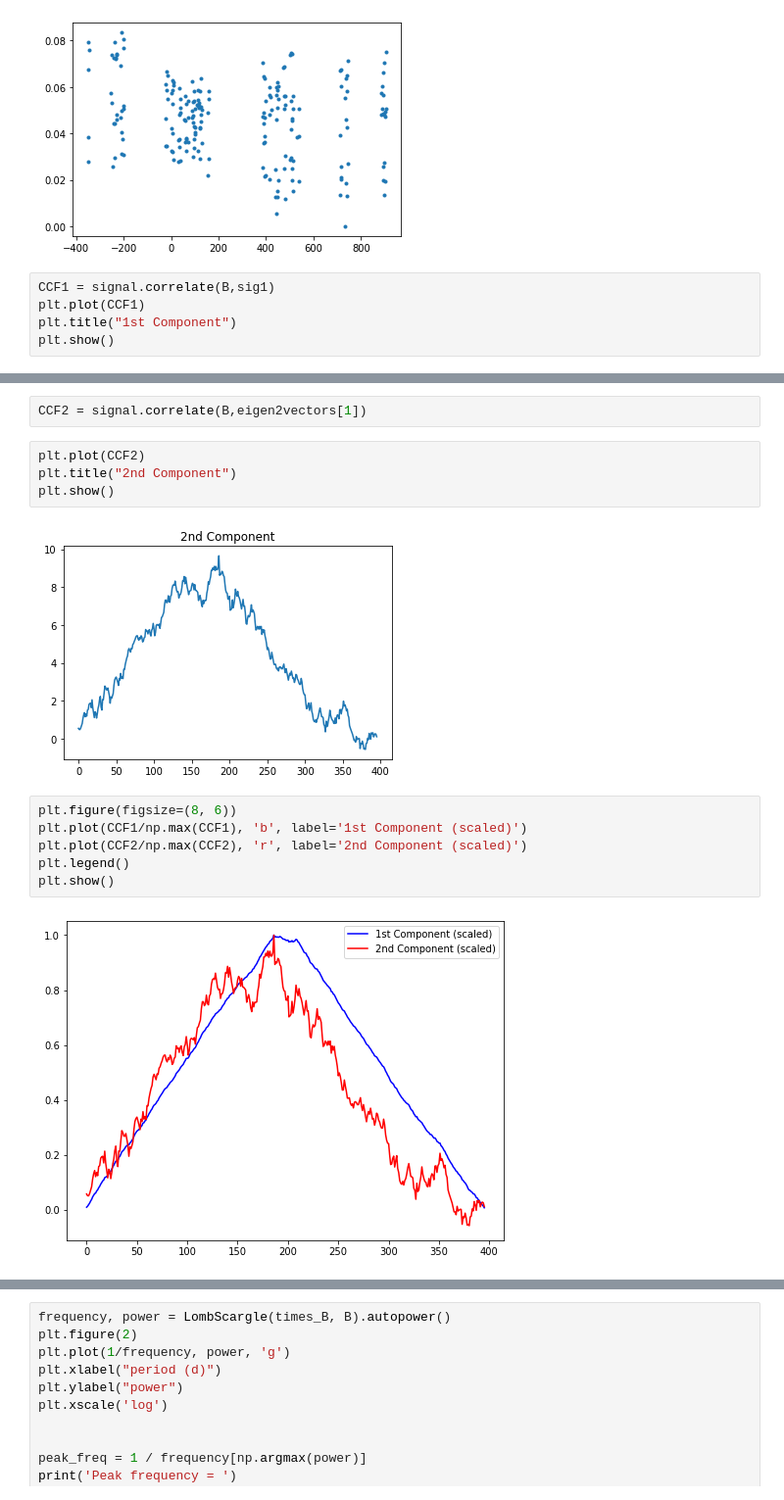
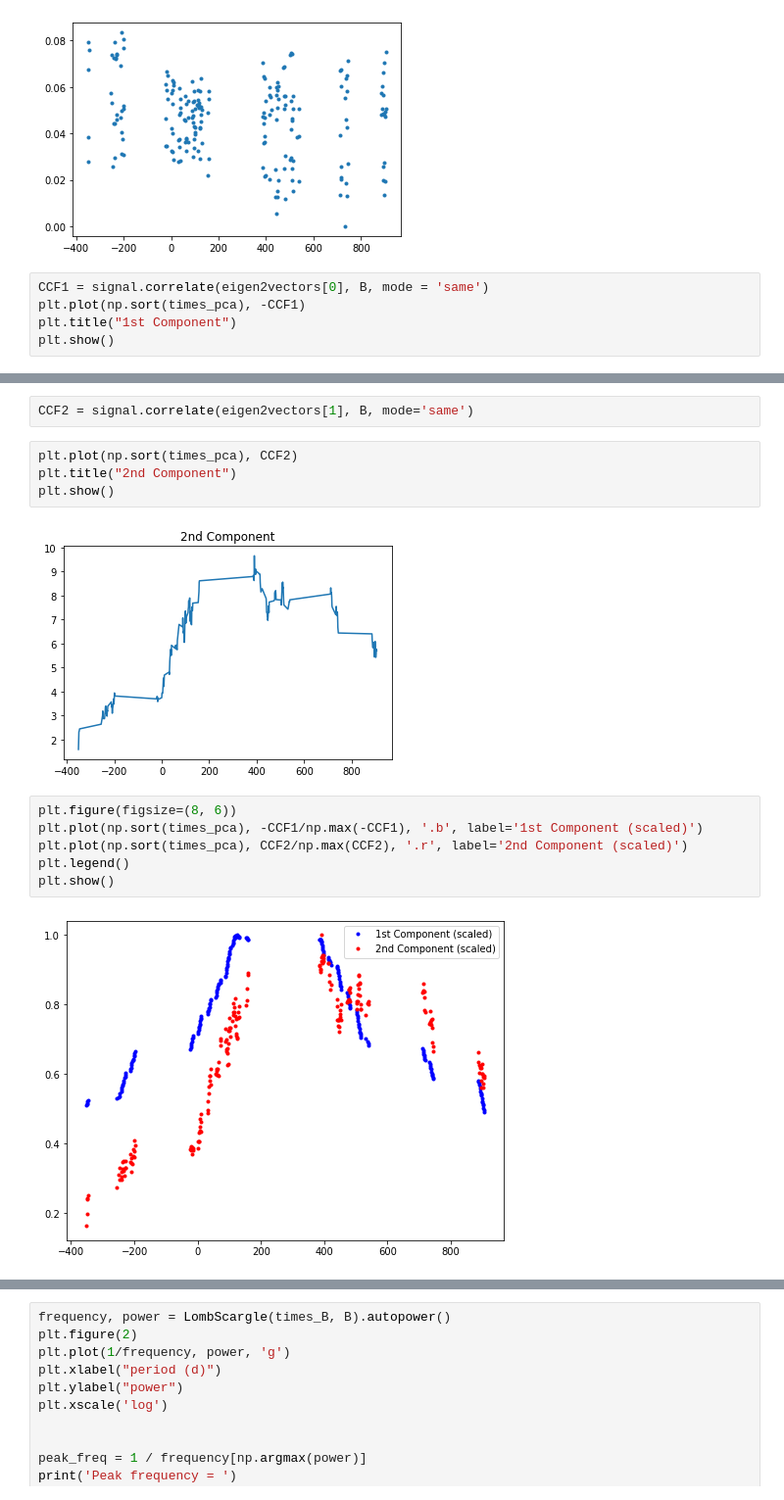
Before and after one commit to Paul-Charpentier/SPCAndie, a Jupyter notebook: GwPCA.ipynb, the cells around one changed output, grey strips where cells are left out. Shown at 98% size. Saved outputs shown, nothing was run; the diff lists cells and outputs as text.

Commit message:
mode = 'same' for ccf

```diff
--- a/GwPCA.ipynb
+++ b/GwPCA.ipynb
@@ -409,8 +409,8 @@ plt.show()
 # %% [output]
 [figure]
 # %%
-CCF1 = signal.correlate(B,sig1)
-plt.plot(CCF1)
+CCF1 = signal.correlate(eigen2vectors[0], B, mode = 'same')
+plt.plot(np.sort(times_pca), -CCF1)
 plt.title("1st Component")
 plt.show()
 # %% [output]
@@ -418,16 +418,16 @@ plt.show()
 # %%
-CCF2 = signal.correlate(B,eigen2vectors[1])
+CCF2 = signal.correlate(eigen2vectors[1], B, mode='same')
 # %%
-plt.plot(CCF2)
+plt.plot(np.sort(times_pca), CCF2)
 plt.title("2nd Component")
 plt.show()
 # %% [output]
-[figure, old version]
+[figure, new version]
 # %%
 plt.figure(figsize=(8, 6))
-plt.plot(CCF1/np.max(CCF1), 'b', label='1st Component (scaled)')
-plt.plot(CCF2/np.max(CCF2), 'r', label='2nd Component (scaled)')
+plt.plot(np.sort(times_pca), -CCF1/np.max(-CCF1), '.b', label='1st Component (scaled)')
+plt.plot(np.sort(times_pca), CCF2/np.max(CCF2), '.r', label='2nd Component (scaled)')
 plt.legend()
 plt.show()
 # %% [output]
-[figure, old version]
+[figure, new version]
```
Also changed, not shown: parts of 12 cells of this notebook.
